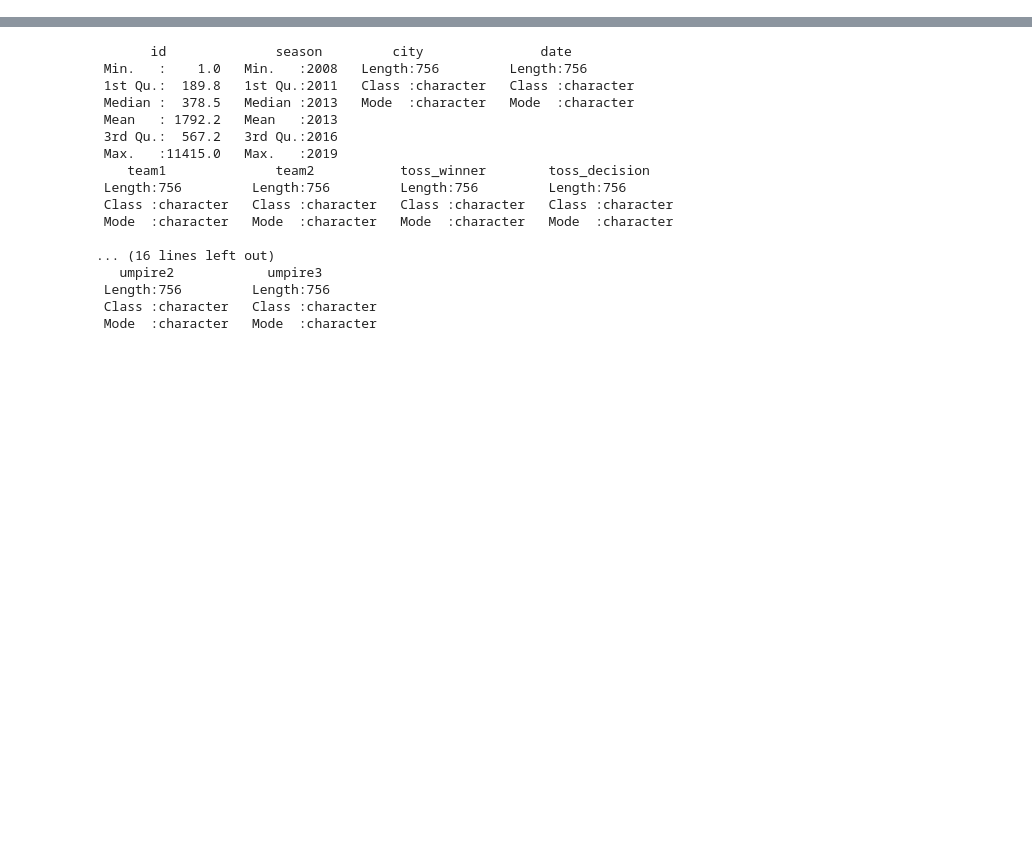
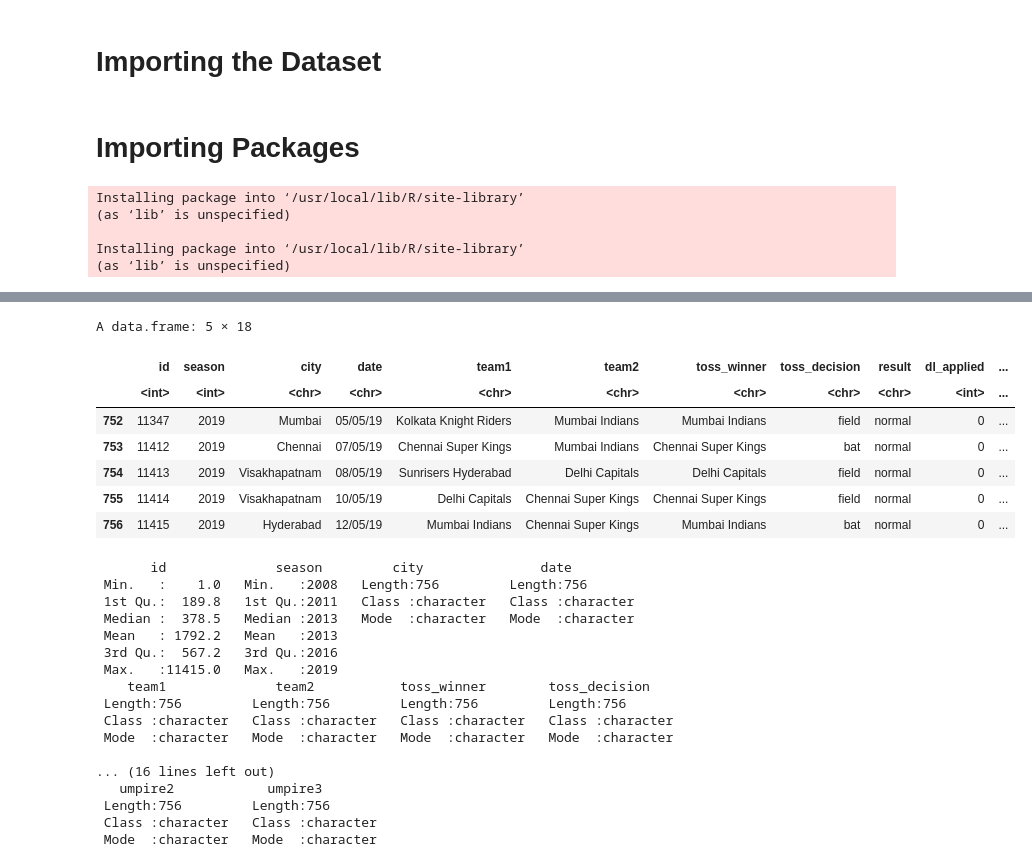
Before and after one commit to Abhishek4848/IPL-Match-Analysis, a Jupyter notebook: IPL_Analysis.ipynb, the cells around one changed output, grey strips where cells are left out. Cells and saved outputs as stored; diff of their text form; code cells hidden in the pictures; blank space fills up the shorter version.

```diff
--- a/IPL_Analysis.ipynb
+++ b/IPL_Analysis.ipynb
@@ -1,8 +1,20 @@
 # %% [markdown]
 <a href="https://colab.research.google.com/github/Abhishek4848/IPL-Match-Analysis/blob/main/IPL_Analysis.ipynb" target="_parent"><img src="https://colab.research.google.com/assets/colab-badge.svg" alt="Open In Colab"/></a>
+# %% [markdown]
+# Importing the Dataset
 # %%
 urlfile<-'https://raw.githubusercontent.com/Abhishek4848/IPL-Match-Analysis/main/matches.csv'
 df<-read.csv(url(urlfile))
+# %% [markdown]
+# Importing Packages
+# %%
+install.packages("ggplot2")
+# %% [output]
+Installing package into ‘/usr/local/lib/R/site-library’
+(as ‘lib’ is unspecified)
+
+Installing package into ‘/usr/local/lib/R/site-library’
+(as ‘lib’ is unspecified)
 # %%
 head(df,5)
 # %% [output]
@@ -14,6 +26,17 @@ A data.frame: 5 × 18
 | 3 | 3 | 2017 | Rajkot | 2017-04-07 | Gujarat Lions | Kolkata Knight Riders | Kolkata Knight Riders | field | normal | 0 | ... |
 | 4 | 4 | 2017 | Indore | 2017-04-08 | Rising Pune Supergiant | Kings XI Punjab | Kings XI Punjab | field | normal | 0 | ... |
 | 5 | 5 | 2017 | Bangalore | 2017-04-08 | Royal Challengers Bangalore | Delhi Daredevils | Royal Challengers Bangalore | bat | normal | 0 | ... |
+# %%
+tail(df,5)
+# %% [output]
+A data.frame: 5 × 18
+|  | id | season | city | date | team1 | team2 | toss_winner | toss_decision | result | dl_applied | ... |
+|  | <int> | <int> | <chr> | <chr> | <chr> | <chr> | <chr> | <chr> | <chr> | <int> | ... |
+| 752 | 11347 | 2019 | Mumbai | 05/05/19 | Kolkata Knight Riders | Mumbai Indians | Mumbai Indians | field | normal | 0 | ... |
+| 753 | 11412 | 2019 | Chennai | 07/05/19 | Chennai Super Kings | Mumbai Indians | Chennai Super Kings | bat | normal | 0 | ... |
+| 754 | 11413 | 2019 | Visakhapatnam | 08/05/19 | Sunrisers Hyderabad | Delhi Capitals | Delhi Capitals | field | normal | 0 | ... |
+| 755 | 11414 | 2019 | Visakhapatnam | 10/05/19 | Delhi Capitals | Chennai Super Kings | Chennai Super Kings | field | normal | 0 | ... |
+| 756 | 11415 | 2019 | Hyderabad | 12/05/19 | Mumbai Indians | Chennai Super Kings | Mumbai Indians | bat | normal | 0 | ... |
 # %%
 summary(df)
 # %% [output]
```
Also changed, not shown: parts of 10 cells of this notebook.
